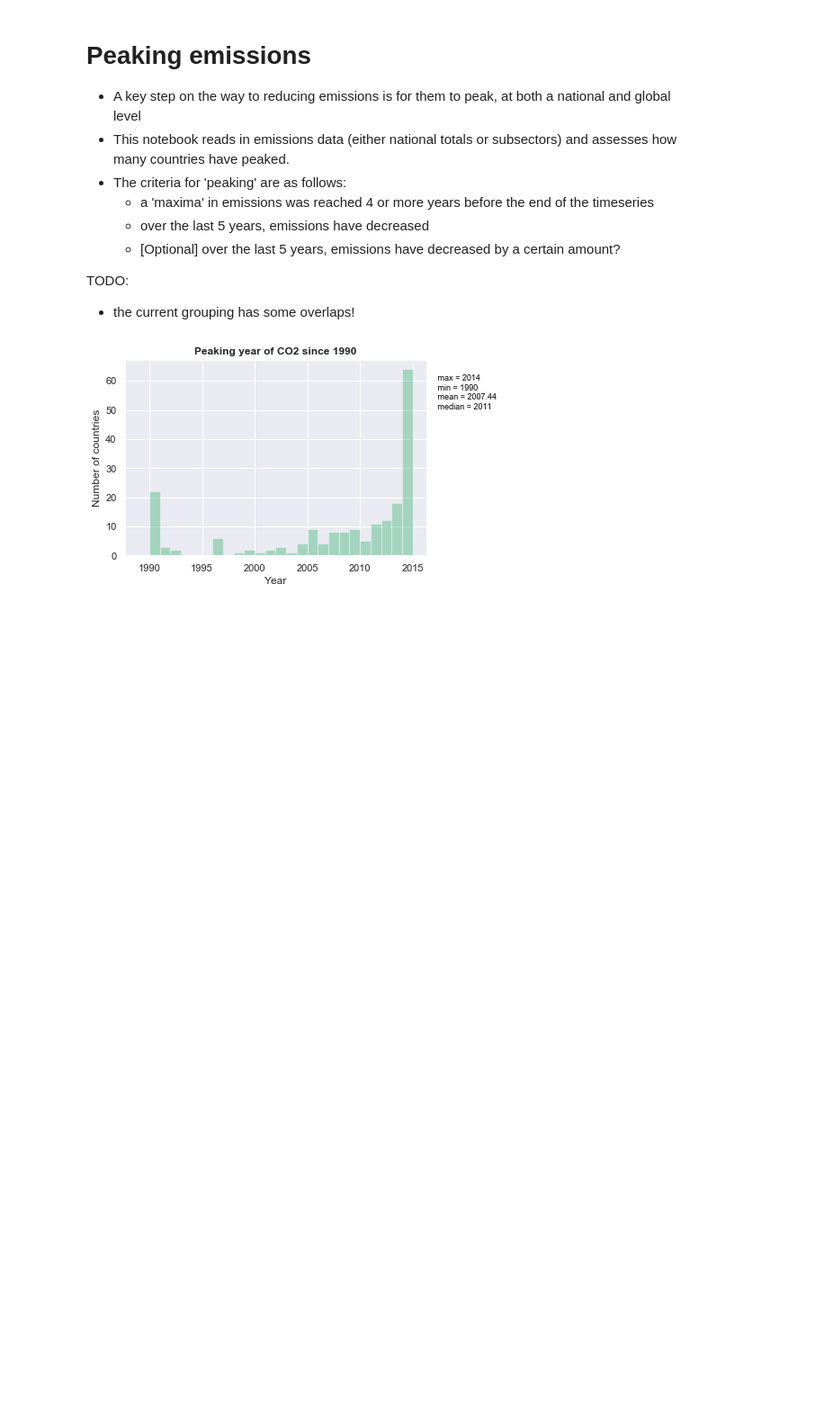
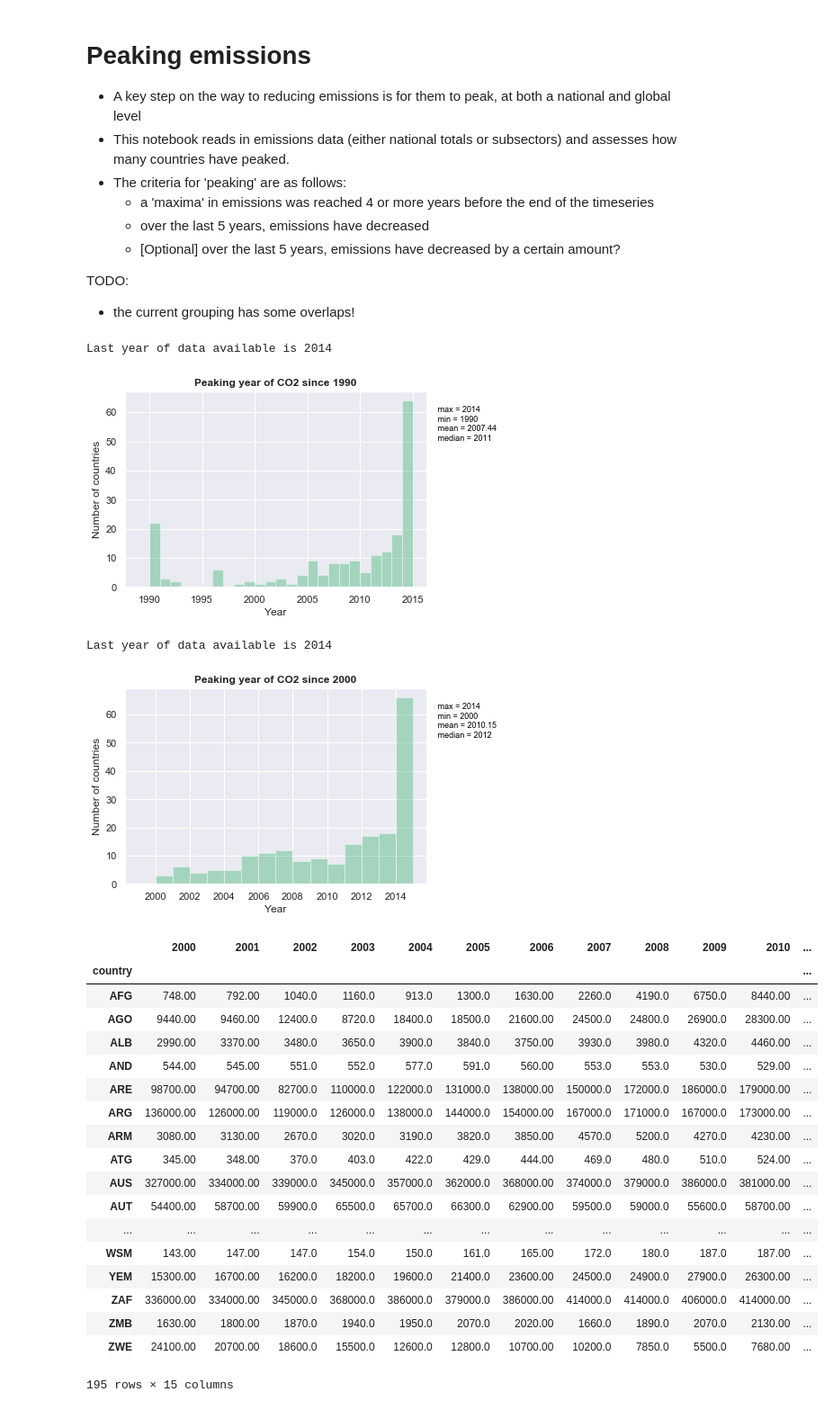
Before and after one commit to mljeffery/performance-distribution-tools, a Jupyter notebook: assess-peaking-emissions.ipynb, the cells around one changed output. Shown: that part at 90% size. Drawn from its saved outputs; the diff is of its cells as text; code cells hidden in the pictures; blank space fills up the shorter version.

```diff
--- a/assess-peaking-emissions.ipynb
+++ b/assess-peaking-emissions.ipynb
@@ -40,3 +35,17 @@ assess_peaking_since_years = [1990, 2000]
+# %%
+# User specs
+
+# File containing data to be used:
+data_file_name = 'PRIMAP-hist_v2.0_Energy-CO2.csv'
+
+# year since which peaking must have occurred
+year_since = 2000
+
+# threshold (%) of n year decraese for positively evaluating an emissions peak
+decrease_threshold = -1.5
+
+# years over which average emissions trend should be calculated
+nyears = 5
 # %%
 # Read the data
 
@@ -58,16 +67,39 @@ data_years = data_years.dropna(axis=1, how='any')
 # %%
 # Year of peaking
 
-for year_since in assess_peaking_since_years:
-    reduced_data = change_first_year(data_years, 2000)
+reduced_data = change_first_year(data_years, year_since)
 
-    year_max = data_years.idxmax(axis=1)
-    year_max = pd.to_numeric(year_max)
-    year_max.name = 'peak year'
+year_max = reduced_data.idxmax(axis=1)
+year_max = pd.to_numeric(year_max)
+year_max.name = 'peak year'
 
-    start_year = min(list(map(int, data_years.columns)))
-    end_year = max(list(map(int, data_years.columns)))
+start_year = min(list(map(int, data_years.columns)))
+end_year = max(list(map(int, data_years.columns)))
 
-    make_histogram_peaking(year_max, variable, '', start_year, end_year, save_plot=False)
+make_histogram_peaking(year_max, variable, '', year_since, end_year, save_plot=False)
+
+#reduced_data
 # %% [output]
+Last year of data available is 2014
 [figure]
+Last year of data available is 2014
+[figure, added]
+|  | 2000 | 2001 | 2002 | 2003 | 2004 | 2005 | 2006 | 2007 | 2008 | 2009 | 2010 | ... |
+| country |  |  |  |  |  |  |  |  |  |  |  | ... |
+| AFG | 748.00 | 792.00 | 1040.0 | 1160.0 | 913.0 | 1300.0 | 1630.00 | 2260.0 | 4190.0 | 6750.0 | 8440.00 | ... |
+| AGO | 9440.00 | 9460.00 | 12400.0 | 8720.0 | 18400.0 | 18500.0 | 21600.00 | 24500.0 | 24800.0 | 26900.0 | 28300.00 | ... |
+| ALB | 2990.00 | 3370.00 | 3480.0 | 3650.0 | 3900.0 | 3840.0 | 3750.00 | 3930.0 | 3980.0 | 4320.0 | 4460.00 | ... |
+| AND | 544.00 | 545.00 | 551.0 | 552.0 | 577.0 | 591.0 | 560.00 | 553.0 | 553.0 | 530.0 | 529.00 | ... |
+| ARE | 98700.00 | 94700.00 | 82700.0 | 110000.0 | 122000.0 | 131000.0 | 138000.00 | 150000.0 | 172000.0 | 186000.0 | 179000.00 | ... |
+| ARG | 136000.00 | 126000.00 | 119000.0 | 126000.0 | 138000.0 | 144000.0 | 154000.00 | 167000.0 | 171000.0 | 167000.0 | 173000.00 | ... |
+| ARM | 3080.00 | 3130.00 | 2670.0 | 3020.0 | 3190.0 | 3820.0 | 3850.00 | 4570.0 | 5200.0 | 4270.0 | 4230.00 | ... |
+| ATG | 345.00 | 348.00 | 370.0 | 403.0 | 422.0 | 429.0 | 444.00 | 469.0 | 480.0 | 510.0 | 524.00 | ... |
+| AUS | 327000.00 | 334000.00 | 339000.0 | 345000.0 | 357000.0 | 362000.0 | 368000.00 | 374000.0 | 379000.0 | 386000.0 | 381000.00 | ... |
+| AUT | 54400.00 | 58700.00 | 59900.0 | 65500.0 | 65700.0 | 66300.0 | 62900.00 | 59500.0 | 59000.0 | 55600.0 | 58700.00 | ... |
+| ... | ... | ... | ... | ... | ... | ... | ... | ... | ... | ... | ... | ... |
+| WSM | 143.00 | 147.00 | 147.0 | 154.0 | 150.0 | 161.0 | 165.00 | 172.0 | 180.0 | 187.0 | 187.00 | ... |
+| YEM | 15300.00 | 16700.00 | 16200.0 | 18200.0 | 19600.0 | 21400.0 | 23600.00 | 24500.0 | 24900.0 | 27900.0 | 26300.00 | ... |
+| ZAF | 336000.00 | 334000.00 | 345000.0 | 368000.0 | 386000.0 | 379000.0 | 386000.00 | 414000.0 | 414000.0 | 406000.0 | 414000.00 | ... |
+| ZMB | 1630.00 | 1800.00 | 1870.0 | 1940.0 | 1950.0 | 2070.0 | 2020.00 | 1660.0 | 1890.0 | 2070.0 | 2130.00 | ... |
+| ZWE | 24100.00 | 20700.00 | 18600.0 | 15500.0 | 12600.0 | 12800.0 | 10700.00 | 10200.0 | 7850.0 | 5500.0 | 7680.00 | ... |
+195 rows × 15 columns
```
Also changed, not shown: parts of 8 cells of this notebook.
